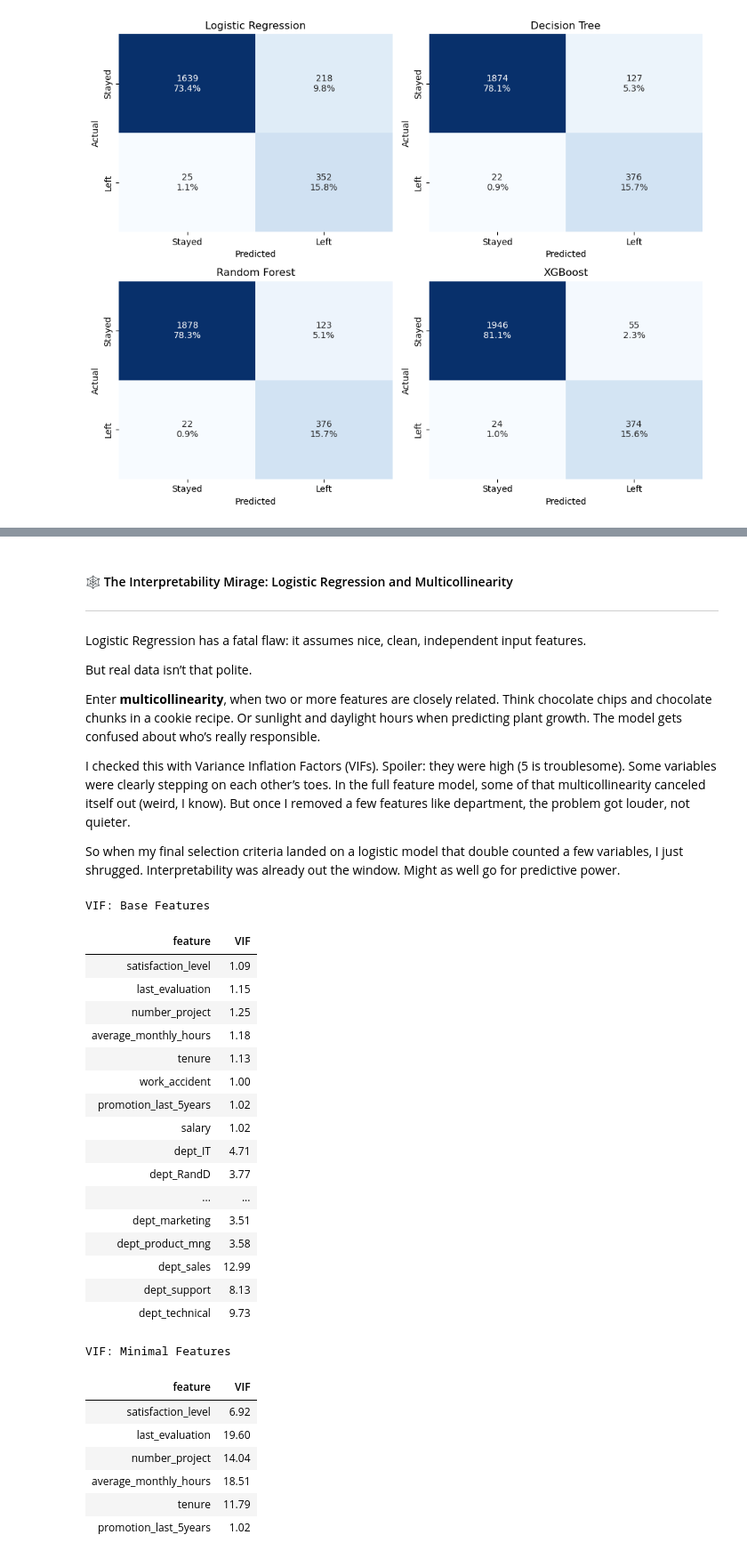
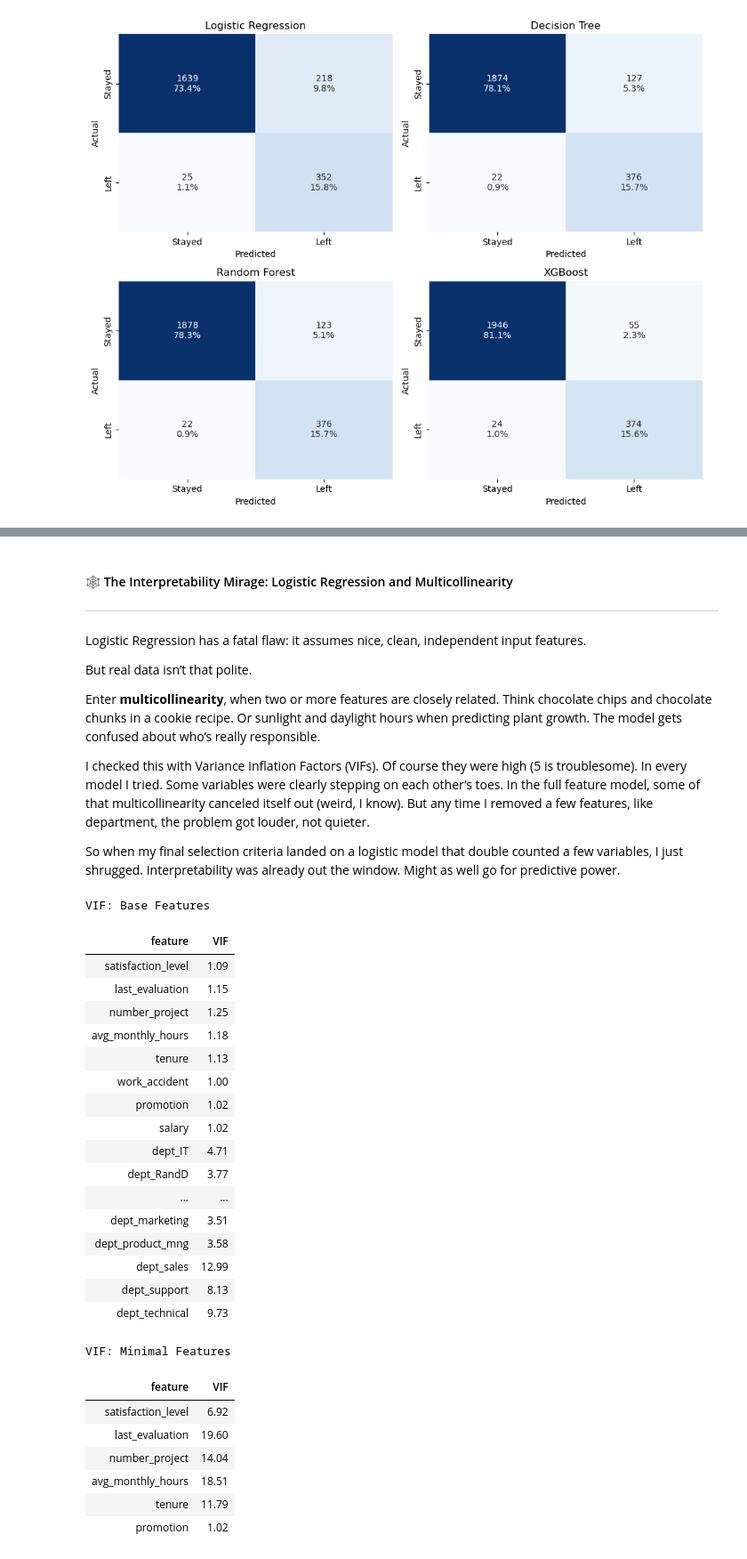
Before and after one commit to johbry17/Salifort-Employee-Churn-ml, a Jupyter notebook: executive_summary.ipynb, the cells around one changed output, grey strips where cells are left out. Shown at 89% size. Cells and saved outputs as stored; diff of their text form; code cells hidden in the pictures.

```diff
--- a/executive_summary.ipynb
+++ b/executive_summary.ipynb
@@ -1049,16 +1073,15 @@ display(
-# %% [markdown]
-
-
-#### 🕸️ The Interpretability Mirage: Logistic Regression and Multicollinearity
----
 # %% [markdown]
+
+#### 🕸️ The Interpretability Mirage: Logistic Regression and Multicollinearity
+---
+
 Logistic Regression has a fatal flaw: it assumes nice, clean, independent input features.
 
 But real data isn’t that polite.
 
 Enter **multicollinearity**, when two or more features are closely related. Think chocolate chips and chocolate chunks in a cookie recipe. Or sunlight and daylight hours when predicting plant growth. The model gets confused about who’s really responsible.
 
-I checked this with Variance Inflation Factors (VIFs). Spoiler: they were high (5 is troublesome). Some variables were clearly stepping on each other’s toes. In the full feature model, some of that multicollinearity canceled itself out (weird, I know). But once I removed a few features like department, the problem got louder, not quieter.
+I checked this with Variance Inflation Factors (VIFs). Of course they were high (5 is troublesome). In every model I tried. Some variables were clearly stepping on each other’s toes. In the full feature model, some of that multicollinearity canceled itself out (weird, I know). But any time I removed a few features, like department, the problem got louder, not quieter.
 
 So when my final selection criteria landed on a logistic model that double counted a few variables, I just shrugged. Interpretability was already out the window. Might as well go for predictive power.
 # %%
@@ -1084,7 +1107,11 @@ def vif_html(df, feature_func=None, title=""):
     vif = pd.DataFrame()
     # shorten department_ columns
     short_cols = [
-        col.replace("department_", "dept_") if col.startswith("department_") else col
+        col.replace("department_", "dept_")
+        .replace("average_monthly_hours", "avg_monthly_hours")
+        .replace("promotion_last_5years", "promotion")
+        if col.startswith("department_") or col in ["average_monthly_hours", "promotion_last_5years"]
+        else col
         for col in df_feat.columns
     ]
     vif["feature"] = short_cols
@@ -1097,37 +1124,37 @@ def vif_html(df, feature_func=None, title=""):
         .hide(axis="index")
         .set_caption(title)
         ._repr_html_()
     )
     return html
 
 
 # prep both tables
 vif_base_html = vif_html(X_train_lr, feature_func=None, title="VIF: Base Features")
 vif_min_html = vif_html(
     X_train_lr, feature_func=drop_minimal_features, title="VIF: Minimal Features"
 )
 
 # Display side-by-side
 display(
     HTML(
         f"""
 <div style="display: flex; gap: 40px;">
   <div style="flex: 1;">{vif_base_html}</div>
   <div style="flex: 1;">{vif_min_html}</div>
 </div>
 """
     )
 )
 # %% [output]
 VIF: Base Features
 | feature | VIF |
 | satisfaction_level | 1.09 |
 | last_evaluation | 1.15 |
 | number_project | 1.25 |
-| average_monthly_hours | 1.18 |
+| avg_monthly_hours | 1.18 |
 | tenure | 1.13 |
 | work_accident | 1.00 |
-| promotion_last_5years | 1.02 |
+| promotion | 1.02 |
 | salary | 1.02 |
 | dept_IT | 4.71 |
 | dept_RandD | 3.77 |
@@ -1142,6 +1169,6 @@ VIF: Minimal Features
 | satisfaction_level | 6.92 |
 | last_evaluation | 19.60 |
 | number_project | 14.04 |
-| average_monthly_hours | 18.51 |
+| avg_monthly_hours | 18.51 |
 | tenure | 11.79 |
-| promotion_last_5years | 1.02 |
+| promotion | 1.02 |
```
Also changed, not shown: parts of 43 cells of this notebook, 4 other files.
